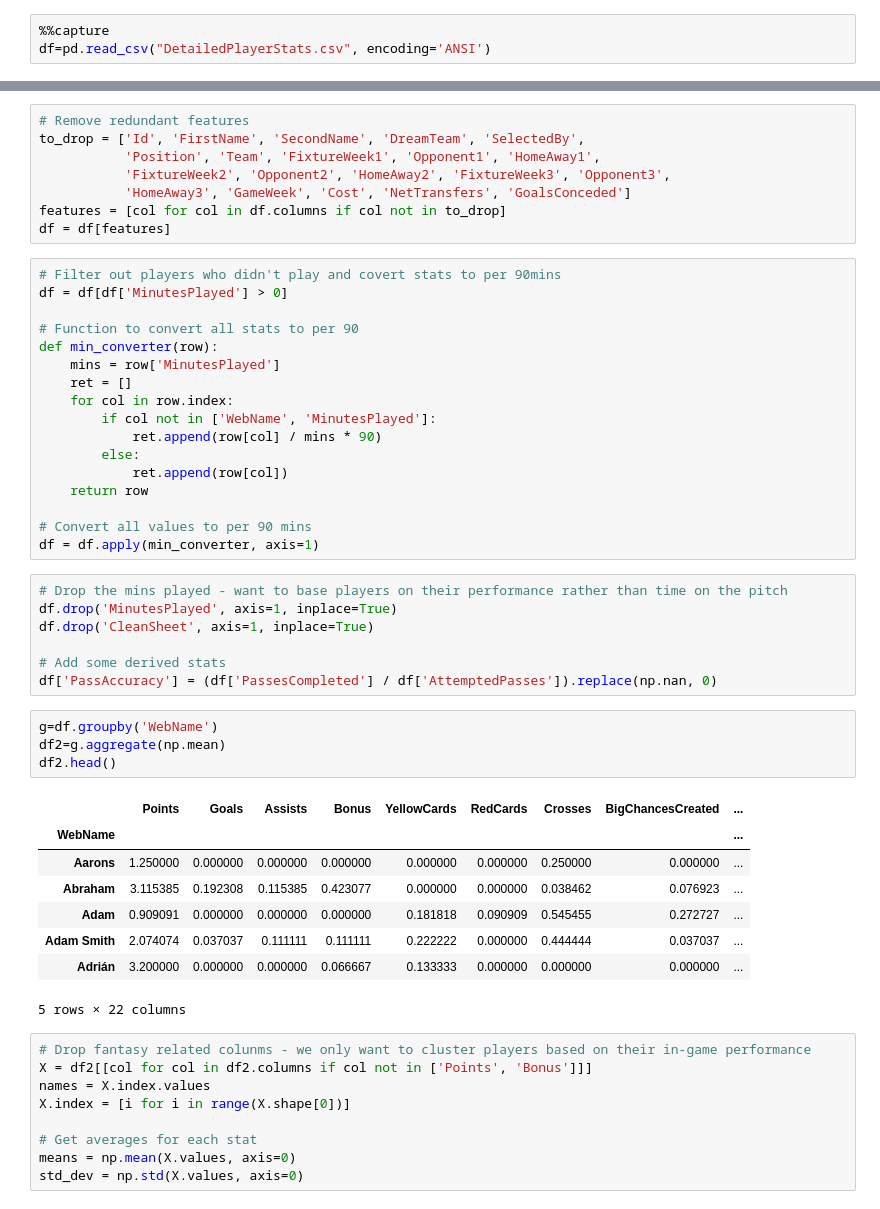
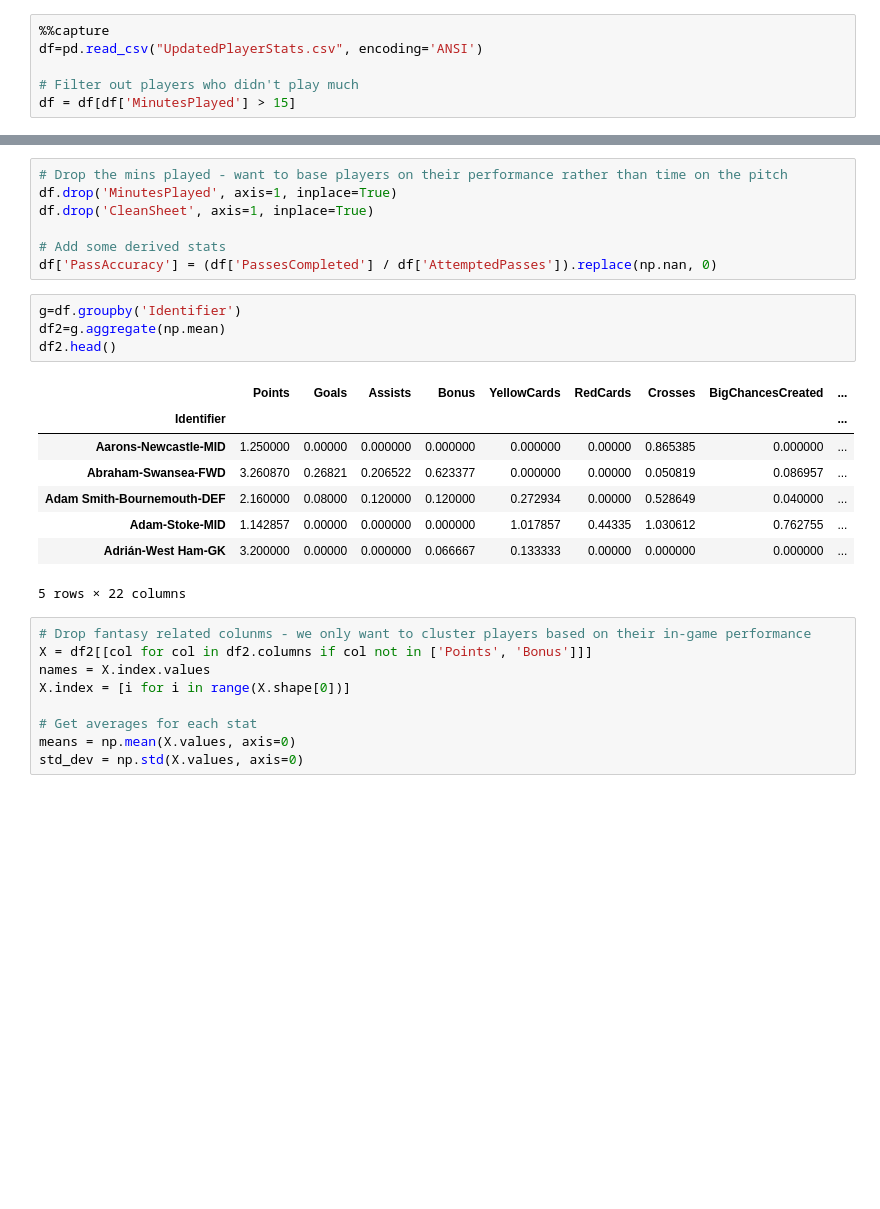
Before and after one commit to noelano/TDA, a Jupyter notebook: TDA_Football_Player_Clusters.ipynb, the cells around one changed output, grey strips where cells are left out. Drawn from its saved outputs; the diff is of its cells as text; blank space fills up the shorter version.

```diff
--- a/TDA_Football_Player_Clusters.ipynb
+++ b/TDA_Football_Player_Clusters.ipynb
@@ -15,6 +13,9 @@ init_notebook_mode(connected=True)
 # %%
 %%capture
-df=pd.read_csv("DetailedPlayerStats.csv", encoding='ANSI')
+df=pd.read_csv("UpdatedPlayerStats.csv", encoding='ANSI')
+
+# Filter out players who didn't play much
+df = df[df['MinutesPlayed'] > 15]
 # %%
 df.columns
 # %% [output]
@@ -31,29 +28,4 @@ Index(['Id', 'WebName', 'FirstName', 'SecondName', 'DreamTeam', 'SelectedBy',
       dtype='object')
-# %%
-# Remove redundant features
-to_drop = ['Id', 'FirstName', 'SecondName', 'DreamTeam', 'SelectedBy',
-           'Position', 'Team', 'FixtureWeek1', 'Opponent1', 'HomeAway1',
-           'FixtureWeek2', 'Opponent2', 'HomeAway2', 'FixtureWeek3', 'Opponent3',
-           'HomeAway3', 'GameWeek', 'Cost', 'NetTransfers', 'GoalsConceded']
-features = [col for col in df.columns if col not in to_drop]
-df = df[features]
-# %%
-# Filter out players who didn't play and covert stats to per 90mins
-df = df[df['MinutesPlayed'] > 0]
-
-# Function to convert all stats to per 90
-def min_converter(row):
-    mins = row['MinutesPlayed']
-    ret = []
-    for col in row.index:
-        if col not in ['WebName', 'MinutesPlayed']:
-            ret.append(row[col] / mins * 90)
-        else:
-            ret.append(row[col])
-    return row
-
-# Convert all values to per 90 mins
-df = df.apply(min_converter, axis=1)
 # %%
 # Drop the mins played - want to base players on their performance rather than time on the pitch
 df.drop('MinutesPlayed', axis=1, inplace=True)
@@ -62,17 +34,17 @@ df.drop('CleanSheet', axis=1, inplace=True)
 # Add some derived stats
 df['PassAccuracy'] = (df['PassesCompleted'] / df['AttemptedPasses']).replace(np.nan, 0)
 # %%
-g=df.groupby('WebName')
+g=df.groupby('Identifier')
 df2=g.aggregate(np.mean)
 df2.head()
 # %% [output]
 |  | Points | Goals | Assists | Bonus | YellowCards | RedCards | Crosses | BigChancesCreated | ... |
-| WebName |  |  |  |  |  |  |  |  | ... |
-| Aarons | 1.250000 | 0.000000 | 0.000000 | 0.000000 | 0.000000 | 0.000000 | 0.250000 | 0.000000 | ... |
-| Abraham | 3.115385 | 0.192308 | 0.115385 | 0.423077 | 0.000000 | 0.000000 | 0.038462 | 0.076923 | ... |
-| Adam | 0.909091 | 0.000000 | 0.000000 | 0.000000 | 0.181818 | 0.090909 | 0.545455 | 0.272727 | ... |
-| Adam Smith | 2.074074 | 0.037037 | 0.111111 | 0.111111 | 0.222222 | 0.000000 | 0.444444 | 0.037037 | ... |
-| Adrián | 3.200000 | 0.000000 | 0.000000 | 0.066667 | 0.133333 | 0.000000 | 0.000000 | 0.000000 | ... |
+| Identifier |  |  |  |  |  |  |  |  | ... |
+| Aarons-Newcastle-MID | 1.250000 | 0.00000 | 0.000000 | 0.000000 | 0.000000 | 0.00000 | 0.865385 | 0.000000 | ... |
+| Abraham-Swansea-FWD | 3.260870 | 0.26821 | 0.206522 | 0.623377 | 0.000000 | 0.00000 | 0.050819 | 0.086957 | ... |
+| Adam Smith-Bournemouth-DEF | 2.160000 | 0.08000 | 0.120000 | 0.120000 | 0.272934 | 0.00000 | 0.528649 | 0.040000 | ... |
+| Adam-Stoke-MID | 1.142857 | 0.00000 | 0.000000 | 0.000000 | 1.017857 | 0.44335 | 1.030612 | 0.762755 | ... |
+| Adrián-West Ham-GK | 3.200000 | 0.00000 | 0.000000 | 0.066667 | 0.133333 | 0.00000 | 0.000000 | 0.000000 | ... |
 5 rows × 22 columns
 # %%
 # Drop fantasy related colunms - we only want to cluster players based on their in-game performance
```
Also changed, not shown: parts of 3 cells of this notebook, 1 other file.
